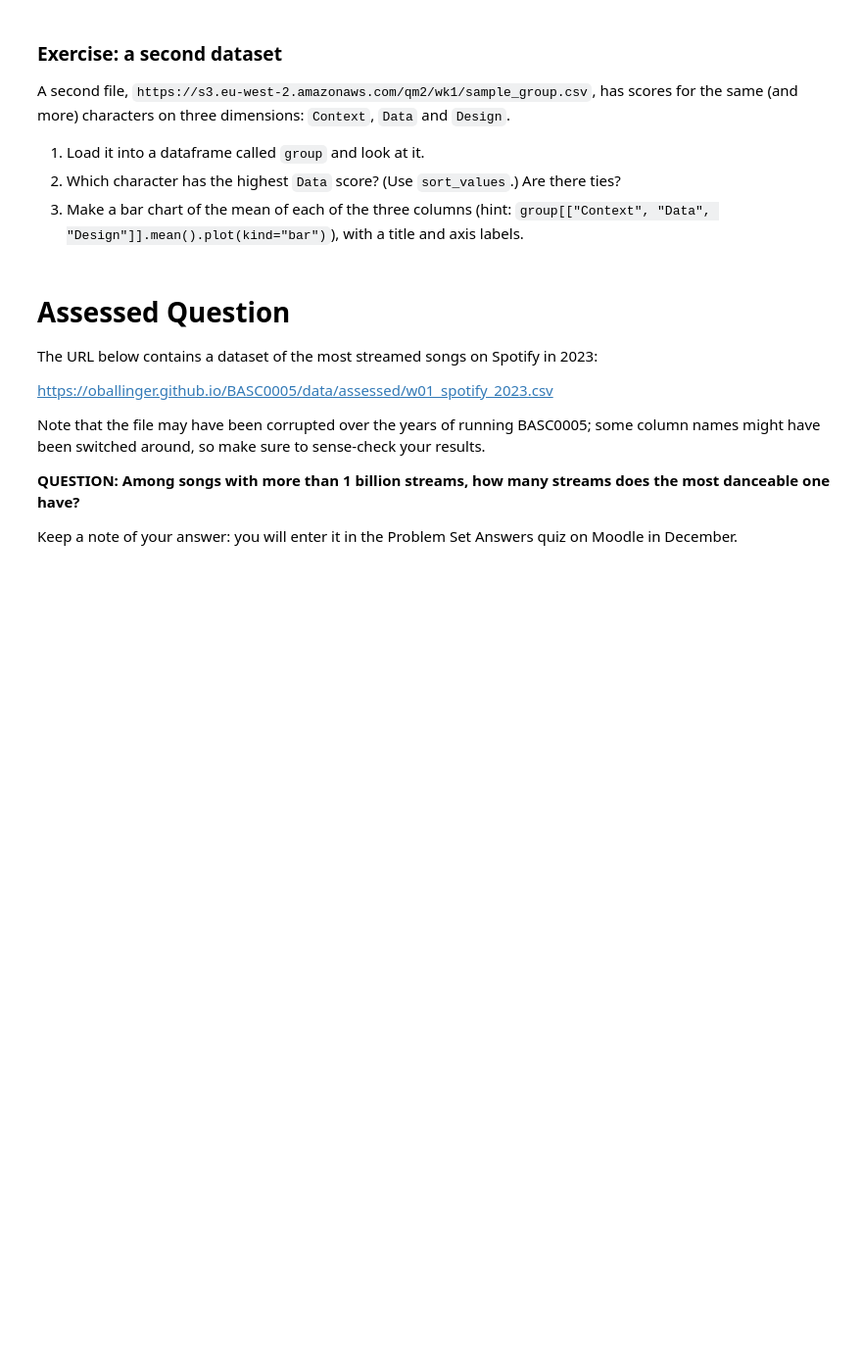
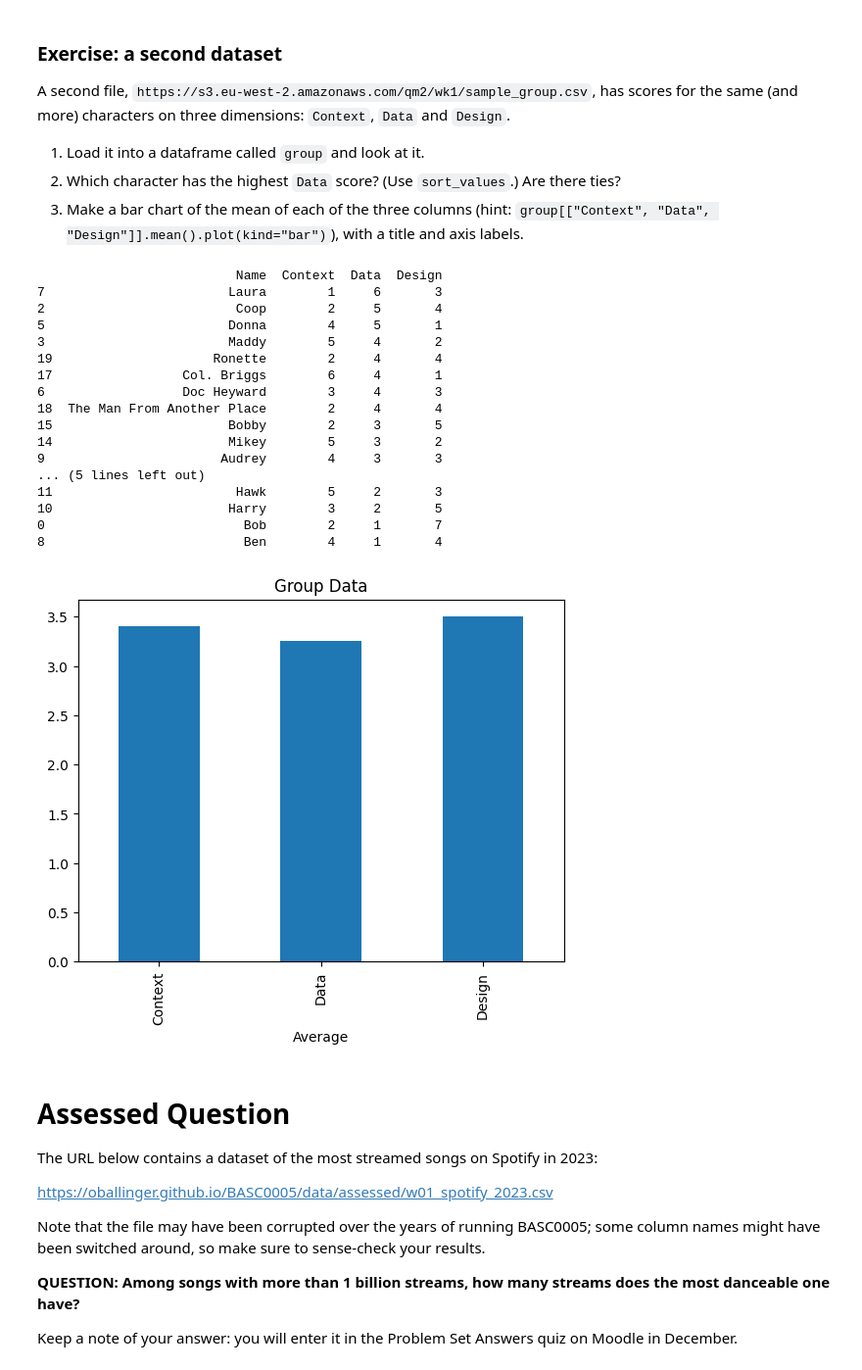
Before and after one commit to farahby25-hub/QM2, a Jupyter notebook: notebooks/W01. Python Recap.ipynb, the cells around one changed output. Shown at 98% size. Saved outputs shown, nothing was run; the diff lists cells and outputs as text; code cells hidden in the pictures; blank space fills up the shorter version.

```diff
--- a/notebooks/W01. Python Recap.ipynb
+++ b/notebooks/W01. Python Recap.ipynb
@@ -234,7 +280,37 @@ A second file, `https://s3.eu-west-2.amazonaws.com/qm2/wk1/sample_group.csv`, ha
 2. Which character has the highest `Data` score? (Use `sort_values`.) Are there ties?
 3. Make a bar chart of the mean of each of the three columns (hint: `group[["Context", "Data", "Design"]].mean().plot(kind="bar")`), with a title and axis labels.
 # %%
-# your code here
+import pandas as pd
+group = pd.read_csv("https://s3.eu-west-2.amazonaws.com/qm2/wk1/sample_group.csv")
+group = group.sort_values(by=["Data"], ascending=False)
+# how do i print the name of laura as shes the first value now that its sorted
+
+# data.plot.barh(x="Design", y="Data", z="Design", legend=False) <= why not same structure as beforehand
+group[["Context", "Data", "Design"]].mean().plot(kind="bar")
+plt.xlabel("Average")
+plt.title("Group Data")
+
+print(group)
+plt.show()
+# %% [output]
+                          Name  Context  Data  Design
+7                        Laura        1     6       3
+2                         Coop        2     5       4
+5                        Donna        4     5       1
+3                        Maddy        5     4       2
+19                     Ronette        2     4       4
+17                 Col. Briggs        6     4       1
+6                  Doc Heyward        3     4       3
+18  The Man From Another Place        2     4       4
+15                       Bobby        2     3       5
+14                       Mikey        5     3       2
+9                       Audrey        4     3       3
+... (5 lines left out)
+11                        Hawk        5     2       3
+10                       Harry        3     2       5
+0                          Bob        2     1       7
+8                          Ben        4     1       4
+[figure, added]
 # %% [markdown]
 # Assessed Question
 
```
Also changed, not shown: parts of 6 cells of this notebook.
